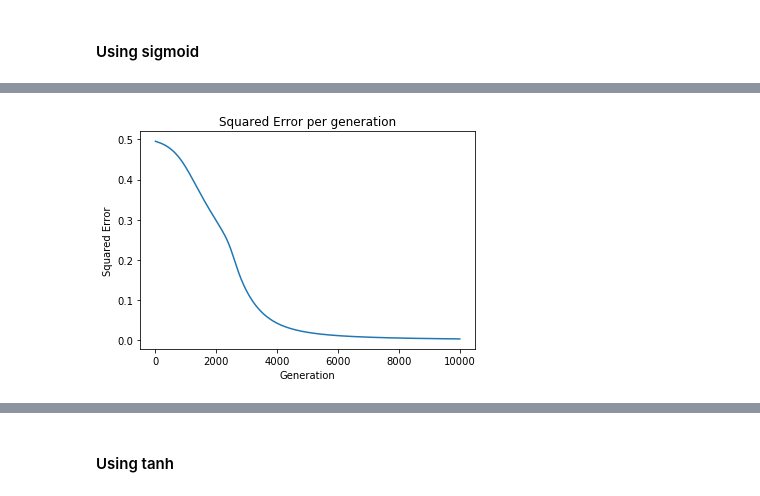
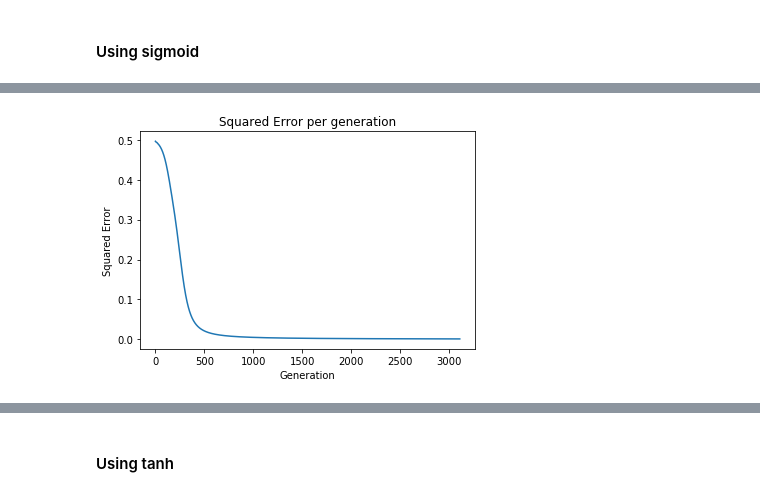
Before and after one commit to ithallojunior/sistemas_inteligentes1, a Jupyter notebook: XOR/xor.ipynb, the cells around one changed output, grey strips where cells are left out. Saved outputs shown, nothing was run; the diff lists cells and outputs as text; code cells hidden in the pictures.

```diff
--- a/XOR/xor.ipynb
+++ b/XOR/xor.ipynb
@@ -201,6 +224,6 @@ class mlp():
 #### Using sigmoid
 # %%
 clf = mlp(seed=1, activation="sigmoid", max_iter=10000,
-          hidden_layer_size=4, alpha=0.1, tol=1e-3)
+          hidden_layer_size=4, alpha=0.1, momentum=0.9,tol=1e-3, weight_range=(-1,1), bias=True)
 %time clf.example_run()
 # %% [output]
@@ -220 +244 @@ score: 99.622%
-[figure, old version]
+[figure, new version]
```
Also changed, not shown: parts of 9 cells of this notebook.
